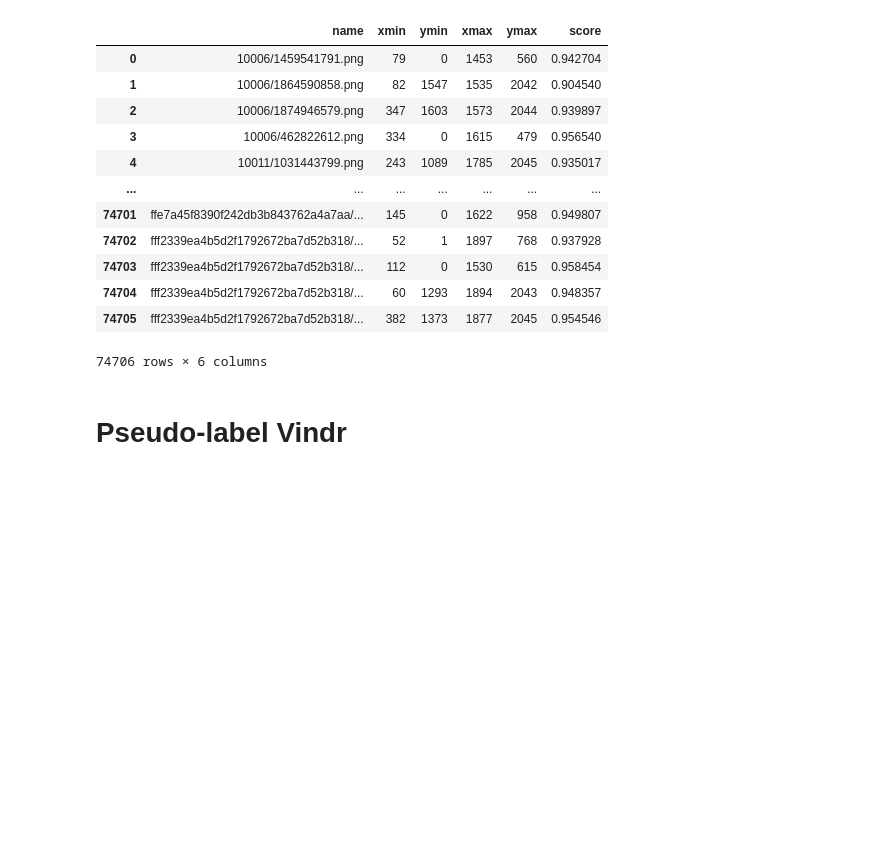
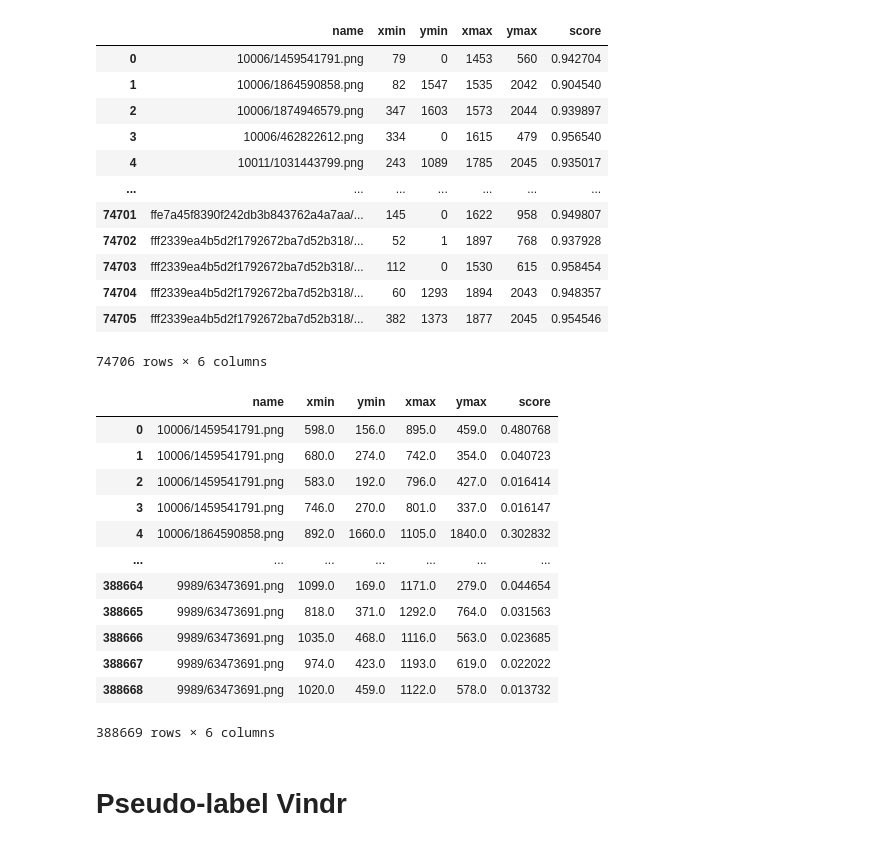
Before and after one commit to analokmaus/kaggle-rsna-breast-cancer, a Jupyter notebook: 02_external_data.ipynb, the cells around one changed output. Saved outputs shown, nothing was run; the diff lists cells and outputs as text; code cells hidden in the pictures; blank space fills up the shorter version.

```diff
--- a/02_external_data.ipynb
+++ b/02_external_data.ipynb
@@ -190,6 +194,22 @@ bbox_all
 74706 rows × 6 columns
 # %%
 bbox_all.to_csv('input/rsna-breast-cancer-detection/bbox_all.csv', index=False)
+# %%
+pd.read_csv('input/rsna-breast-cancer-detection/rsna-yolo-crop/vindr_001_baseline/det_result_vindr_001_baseline.csv')
+# %% [output]
+|  | name | xmin | ymin | xmax | ymax | score |
+| 0 | 10006/1459541791.png | 598.0 | 156.0 | 895.0 | 459.0 | 0.480768 |
+| 1 | 10006/1459541791.png | 680.0 | 274.0 | 742.0 | 354.0 | 0.040723 |
+| 2 | 10006/1459541791.png | 583.0 | 192.0 | 796.0 | 427.0 | 0.016414 |
+| 3 | 10006/1459541791.png | 746.0 | 270.0 | 801.0 | 337.0 | 0.016147 |
+| 4 | 10006/1864590858.png | 892.0 | 1660.0 | 1105.0 | 1840.0 | 0.302832 |
+| ... | ... | ... | ... | ... | ... | ... |
+| 388664 | 9989/63473691.png | 1099.0 | 169.0 | 1171.0 | 279.0 | 0.044654 |
+| 388665 | 9989/63473691.png | 818.0 | 371.0 | 1292.0 | 764.0 | 0.031563 |
+| 388666 | 9989/63473691.png | 1035.0 | 468.0 | 1116.0 | 563.0 | 0.023685 |
+| 388667 | 9989/63473691.png | 974.0 | 423.0 | 1193.0 | 619.0 | 0.022022 |
+| 388668 | 9989/63473691.png | 1020.0 | 459.0 | 1122.0 | 578.0 | 0.013732 |
+388669 rows × 6 columns
 # %% [markdown]
 # Pseudo-label Vindr
 # %%
```
Also changed, not shown: parts of 4 cells of this notebook, 7 other files.
